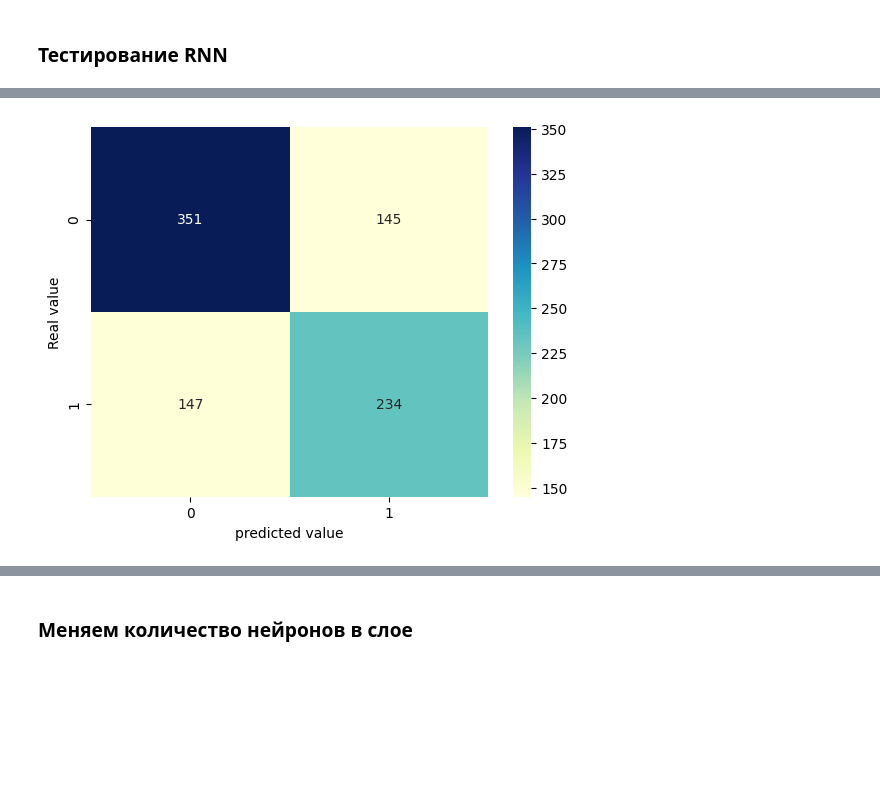
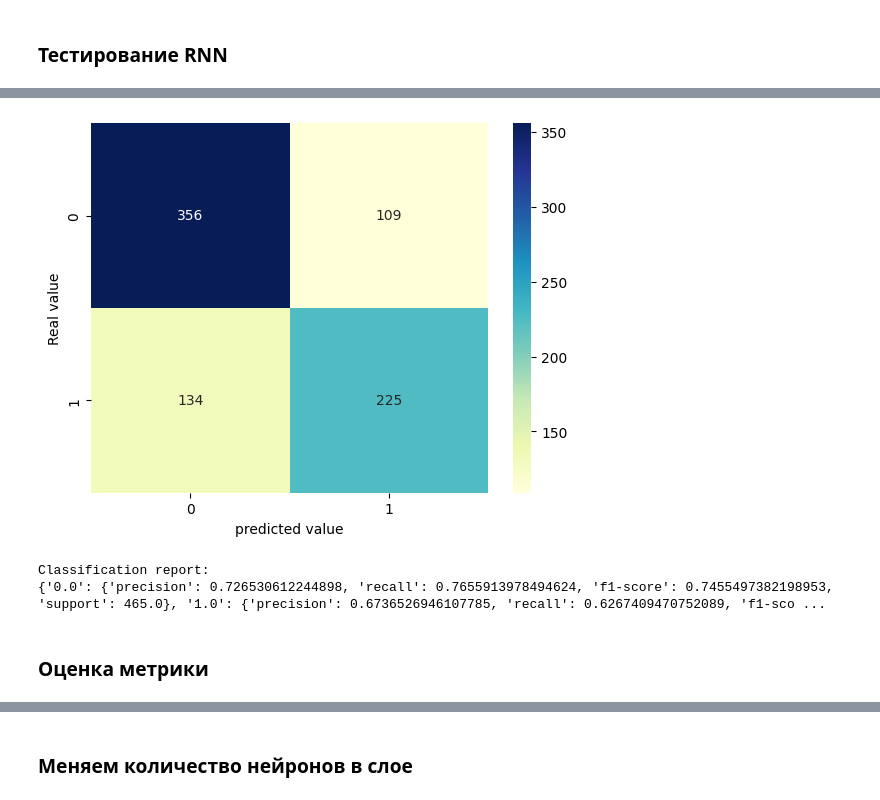
Before and after one commit to IlyaPhil/UFC-predictor, a Jupyter notebook: dl_binary_classifiers.ipynb, the cells around one changed output, grey strips where cells are left out. Saved outputs shown, nothing was run; the diff lists cells and outputs as text; code cells hidden in the pictures; blank space fills up the shorter version.

```diff
--- a/dl_binary_classifiers.ipynb
+++ b/dl_binary_classifiers.ipynb
@@ -115,7 +116,7 @@ test_dataloader = DataLoader(test_dataset, batch_size=batch_size, shuffle=False)
 class FighterNet(nn.Module):
     def __init__(self):
         super(FighterNet, self).__init__()
-        self.fc1 = nn.Linear(19, 128)  # входной слой
+        self.fc1 = nn.Linear(40, 128)  # входной слой
         self.fc2 = nn.Linear(128, 64)  # скрытый слой
         self.fc3 = nn.Linear(64, 2)  # выходной слой
 
@@ -133,7 +134,7 @@ class FighterNet(nn.Module):
 class FighterNet(nn.Module):
     def __init__(self):
         super(FighterNet, self).__init__()
-        self.fc1 = nn.Linear(19, 128)  # входной слой
+        self.fc1 = nn.Linear(40, 128)  # входной слой
         self.fc2 = nn.Linear(128, 64)  # скрытый слой
         self.fc3 = nn.Linear(64, 32)  # скрытый слой
         self.fc4 = nn.Linear(32, 2)  # выходной слой
@@ -154,7 +155,7 @@ class FighterNet(nn.Module):
 class FighterNet(nn.Module):
     def __init__(self):
         super(FighterNet, self).__init__()
-        self.fc1 = nn.Linear(19, 128)  # входной слой
+        self.fc1 = nn.Linear(40, 128)  # входной слой
         self.dropout1 = nn.Dropout(p=0.2)
         self.fc2 = nn.Linear(128, 128)  # скрытый слой
         self.dropout2 = nn.Dropout(p=0.2)
@@ -305,7 +306,7 @@ class LabelSmoothingLoss(nn.Module):
         return loss
 # %%
 net = FighterNet()
-criterion = LabelSmoothingLoss(alpha=0.01)
+criterion = LabelSmoothingLoss(alpha=0.001)
 
 # Обучение нейронной сети
 for epoch in range(20):
@@ -780,11 +781,11 @@ class RNNModel(nn.Module):
 # %% [markdown]
 ### Тестирование RNN
 # %%
-model = RNNModel(input_dim=X_train.shape[1], hidden_dim=64, output_dim=1)
+model = RNNModel(input_dim=X_train.shape[1], hidden_dim=128, output_dim=1)
 
 # Обучение модели
-criterion = nn.CrossEntropyLoss()
-optimizer = optim.Rprop(model.parameters(), lr=0.01)
+criterion = nn.BCELoss()
+optimizer = optim.Rprop(model.parameters(), lr=0.002)
 
 for epoch in range(30):
     for batch in train_loader:
@@ -802,16 +803,20 @@ with torch.no_grad():
     total_correct = 0
     predicted_labels = []
     test_labels = []
+    predicted_probas = []
     for batch in test_loader:
         inputs, labels = batch
         outputs = model(inputs)
         predicted = (outputs > 0.5).float()
         predicted_labels.extend(predicted.numpy().flatten())
         test_labels.extend(labels.numpy().flatten())
+        predicted_probas.extend(outputs.numpy().flatten())
 
 # Преобразовать списки в numpy массивы
 predicted_labels = np.array(predicted_labels)
 test_labels = np.array(test_labels)
+predicted_probas_1 = np.array(predicted_probas)
+predicted_probas_0 = 1 - np.array(predicted_probas)
 
 # Матрица ошибок
 conf_mat = confusion_matrix(test_labels, predicted_labels)
@@ -819,6 +824,7 @@ print("Матрица ошибок:")
 sns.heatmap(conf_mat,  annot=True, fmt='d', cmap='YlGnBu')
 plt.ylabel('Real value')
 plt.xlabel('predicted value')
+plt.show()
 
 # Classification report
 print("\nClassification report:")
@@ -845 +851,5 @@ Classification report:
-[figure, old version]
+[figure, new version]
+Classification report:
+{'0.0': {'precision': 0.726530612244898, 'recall': 0.7655913978494624, 'f1-score': 0.7455497382198953, 'support': 465.0}, '1.0': {'precision': 0.6736526946107785, 'recall': 0.6267409470752089, 'f1-sco ...
+# %% [markdown]
+### Оценка метрики
```
Also changed, not shown: parts of 17 cells of this notebook, 2 other files.
